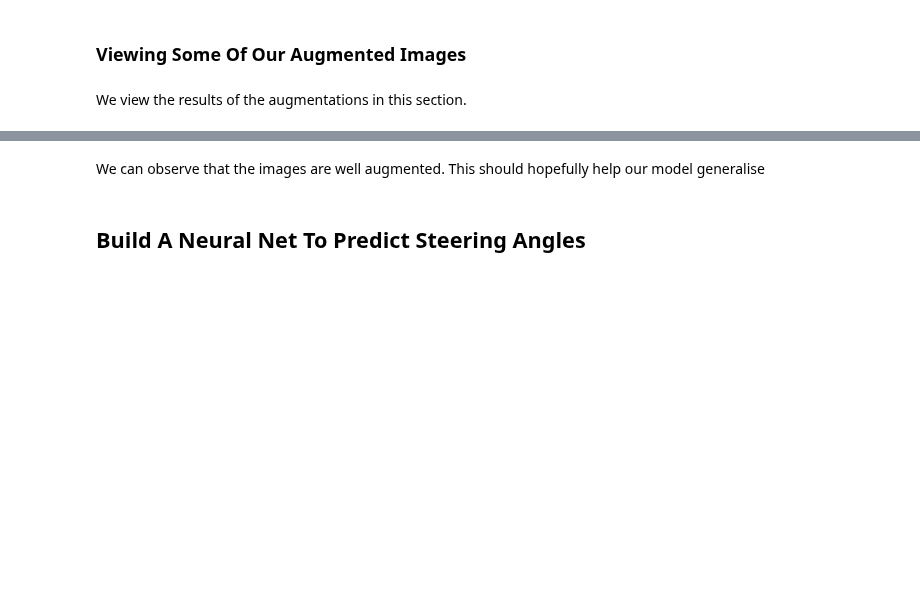
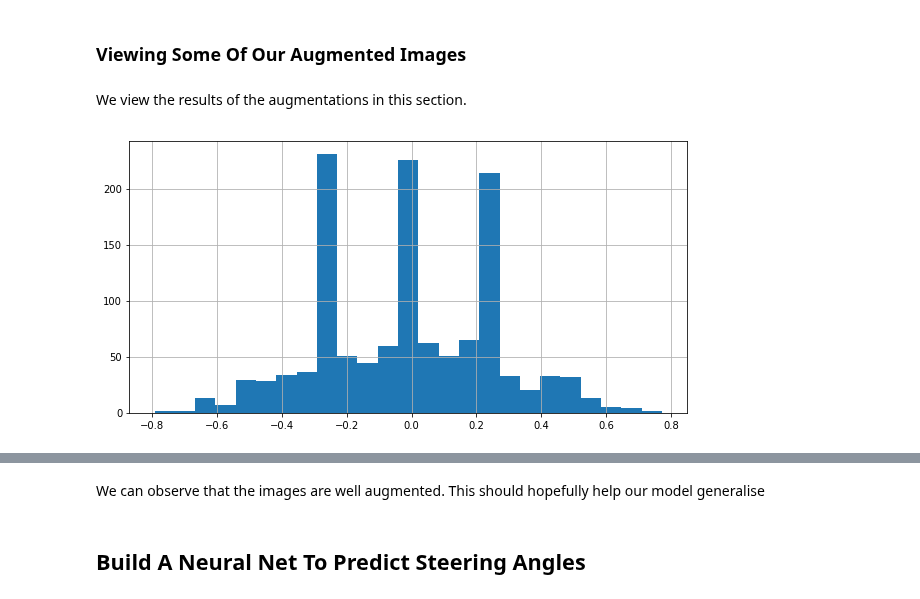
Before and after one commit to Bilalkhanten/CarND-Behavioral-Cloning-P3, a Jupyter notebook: Behavioural_Driving.ipynb, the cells around one changed output, grey strips where cells are left out. Saved outputs shown, nothing was run; the diff lists cells and outputs as text; code cells hidden in the pictures; blank space fills up the shorter version.

```diff
--- a/Behavioural_Driving.ipynb
+++ b/Behavioural_Driving.ipynb
@@ -311,6 +313,12 @@ def show_images(imgs, labels, cols=5, fig_size=(15, 5)):
 gen = generate_images(data_csv, (160, 320, 3), st_angle_names, "Steering Angle", st_angle_calibrations,  batch_size=b_size)
 # %%
 b, s = next(gen)
+# %%
+fig, ax = plt.subplots(1, 1, figsize=(10, 5))
+ax.grid(True)
+count, bins, _ = ax.hist(s, bins=25,histtype='bar' )
+# %% [output]
+[figure, added]
 # %%
 show_images(b[30:50], s[30:50], cols=4, fig_size=(15, 10))
 # %% [output]
```
Also changed, not shown: parts of 4 cells of this notebook, 1 other file.
